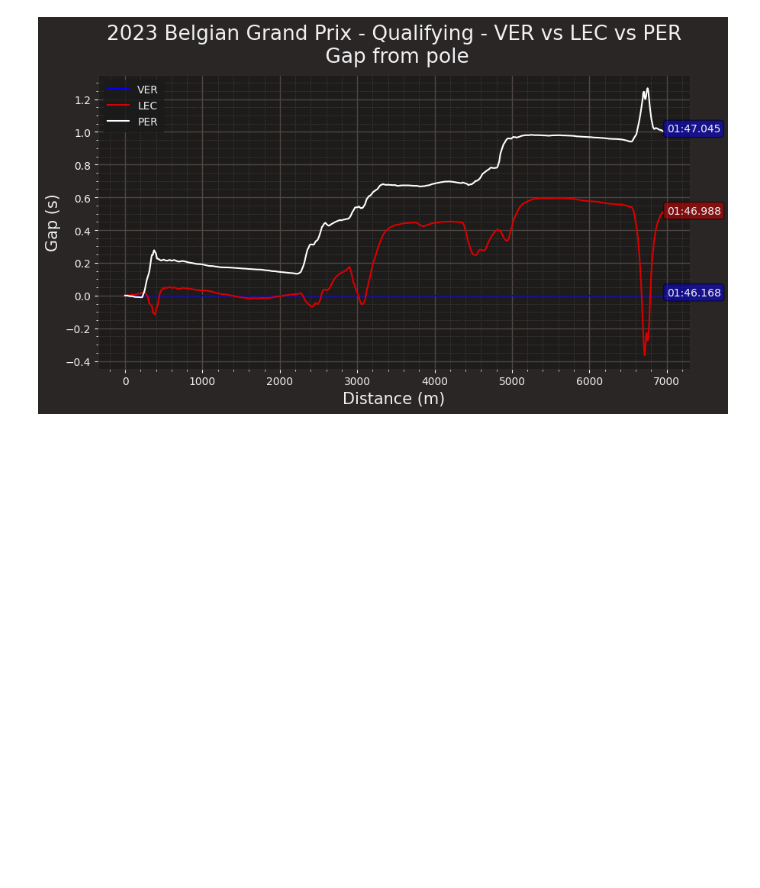
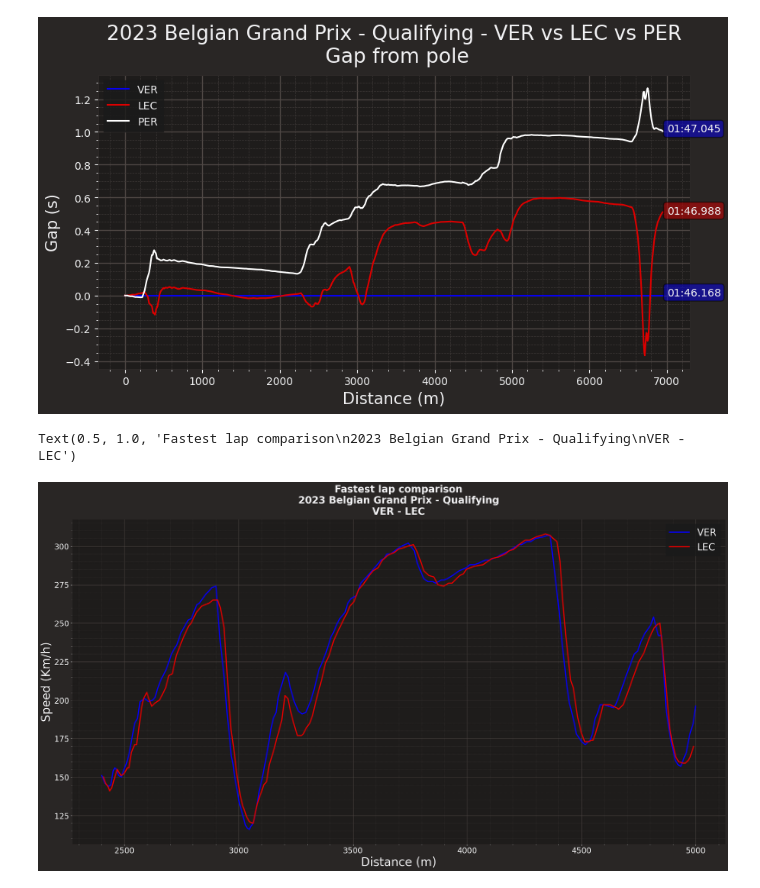
Before and after one commit to Rick8998/Belgium2023F1, a Jupyter notebook: SessionAnalysis/quali.ipynb, the cells around one changed output. Saved outputs shown, nothing was run; the diff lists cells and outputs as text; code cells hidden in the pictures; blank space fills up the shorter version.

```diff
--- a/SessionAnalysis/quali.ipynb
+++ b/SessionAnalysis/quali.ipynb
@@ -401,3 +401,37 @@ ax.legend(loc="upper left", prop={'size': 10})
 # %% [output]
 <matplotlib.legend.Legend at 0x...>
 [figure]
+# %%
+import matplotlib.pyplot as plt
+import fastf1.plotting
+from math import pi
+
+ff1.plotting.setup_mpl()
+
+ver_lap = fp.laps.pick_driver('VER').pick_fastest()
+lec_lap = fp.laps.pick_driver('LEC').pick_fastest()
+
+ver_tel = ver_lap.get_car_data().add_distance()
+lec_tel = lec_lap.get_car_data().add_distance()
+
+ver_tel = ver_tel[ver_tel['Distance'].between(2400, 5000)]
+lec_tel = lec_tel[lec_tel['Distance'].between(2400, 5000)]
+
+mer_color = ff1.plotting.team_color('RBR')
+mer_color2 = ff1.plotting.team_color('FER')
+
+fig1, ax1 = plt.subplots(1)
+fig1.set_figheight(15)
+fig1.set_figwidth(30)
+ax1.plot(ver_tel['Distance'], ver_tel['Speed'], color = mer_color, label = 'VER', linewidth=3)
+ax1.plot(lec_tel['Distance'], lec_tel['Speed'], color = mer_color2, label = 'LEC', linewidth=3)
+
+ax1.set_xlabel('Distance (m)', size=30)
+ax1.set_ylabel('Speed (Km/h)', size=30)
+ax1.tick_params(labelsize=20)
+ax1.legend(prop={'size': 25})
+
+plt.title(f"Fastest lap comparison\n"f"{fp.event.year} {fp.event.EventName} - {fp.name}\n{ver_lap['Driver']} - {lec_lap['Driver']}", size = 25, weight='bold', ha='center')
+# %% [output]
+Text(0.5, 1.0, 'Fastest lap comparison\n2023 Belgian Grand Prix - Qualifying\nVER - LEC')
+[figure, added]
```
